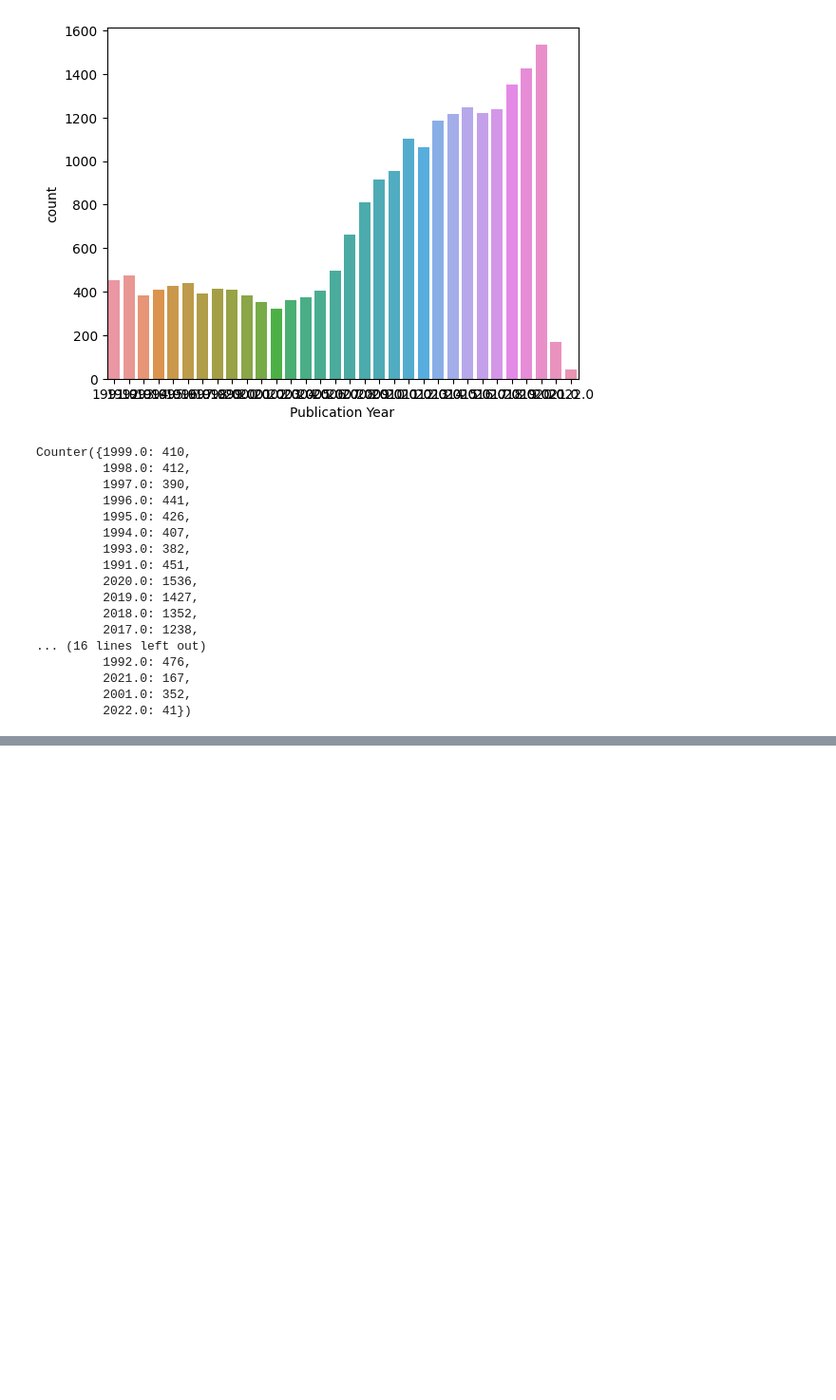
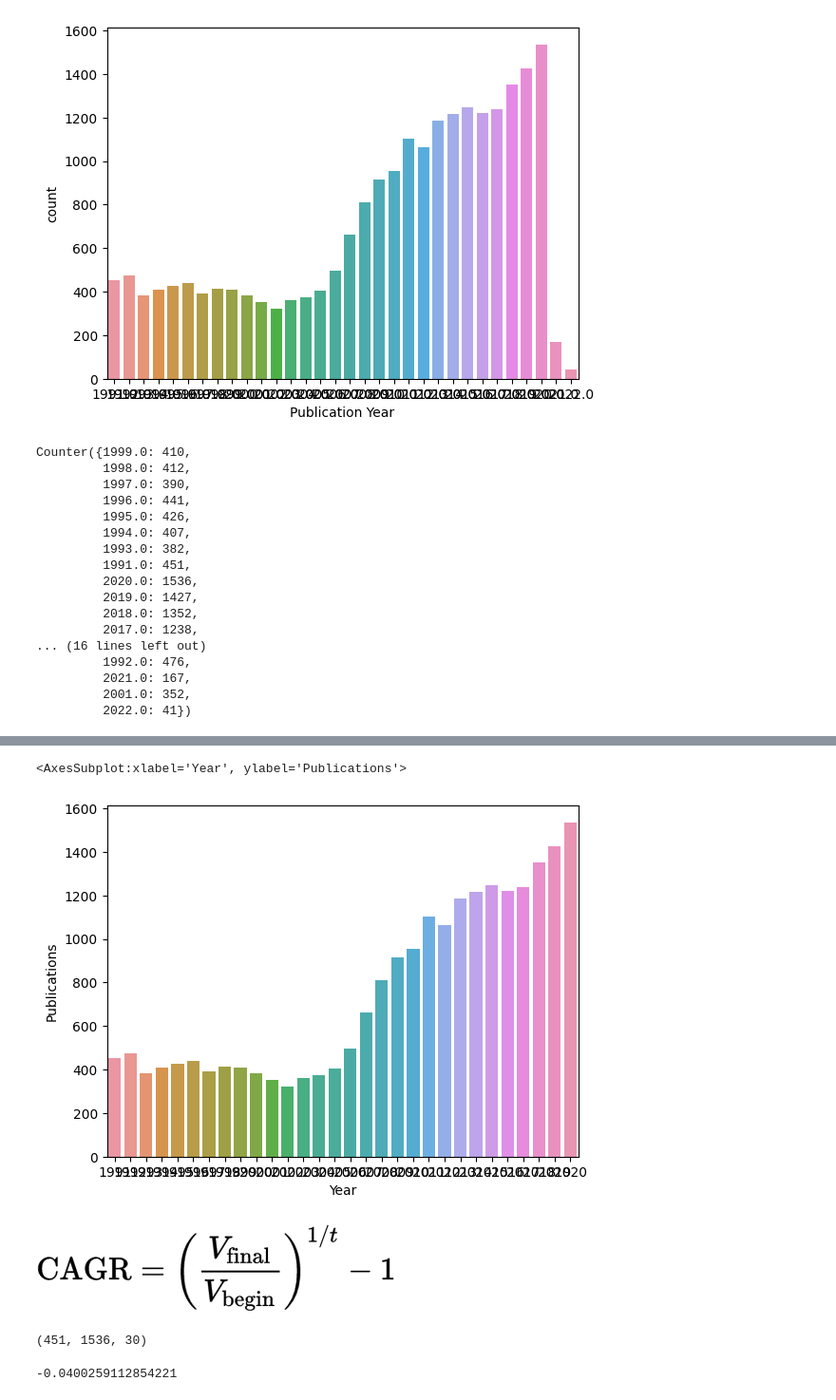
Before and after one commit to SandeepChatterjee66/Scientometrics, a Jupyter notebook: yearwise_BHU_DATA.ipynb, the cells around one changed output, grey strips where cells are left out. Shown: that part at 95% size. Saved outputs shown, nothing was run; the diff lists cells and outputs as text; code cells hidden in the pictures; blank space fills up the shorter version.

Commit message:
Add files via upload
cagr of bhu in research

```diff
--- a/yearwise_BHU_DATA.ipynb
+++ b/yearwise_BHU_DATA.ipynb
@@ -150,0 +151,20 @@ plt.bar(yearwise_df['Year'], height=yearwise_df['Publications'])
+# %%
+sns.barplot(data=yearwise_df, x="Year", y="Publications")
+# %% [output]
+<AxesSubplot:xlabel='Year', ylabel='Publications'>
+[figure, added]
+# %% [markdown]
+![image.png](attachment:image.png)
+# %%
+vfinal = yearwise_df['Publications'].values[0]
+vbegin = yearwise_df['Publications'].values[-1]
+t = yearwise_df.shape[0]
+
+vfinal, vbegin, t
+# %% [output]
+(451, 1536, 30)
+# %%
+cagr = (vfinal/vbegin)**(1/t) -1
+cagr
+# %% [output]
+-0.0400259112854221
```
Also changed, not shown: parts of 6 cells of this notebook.
